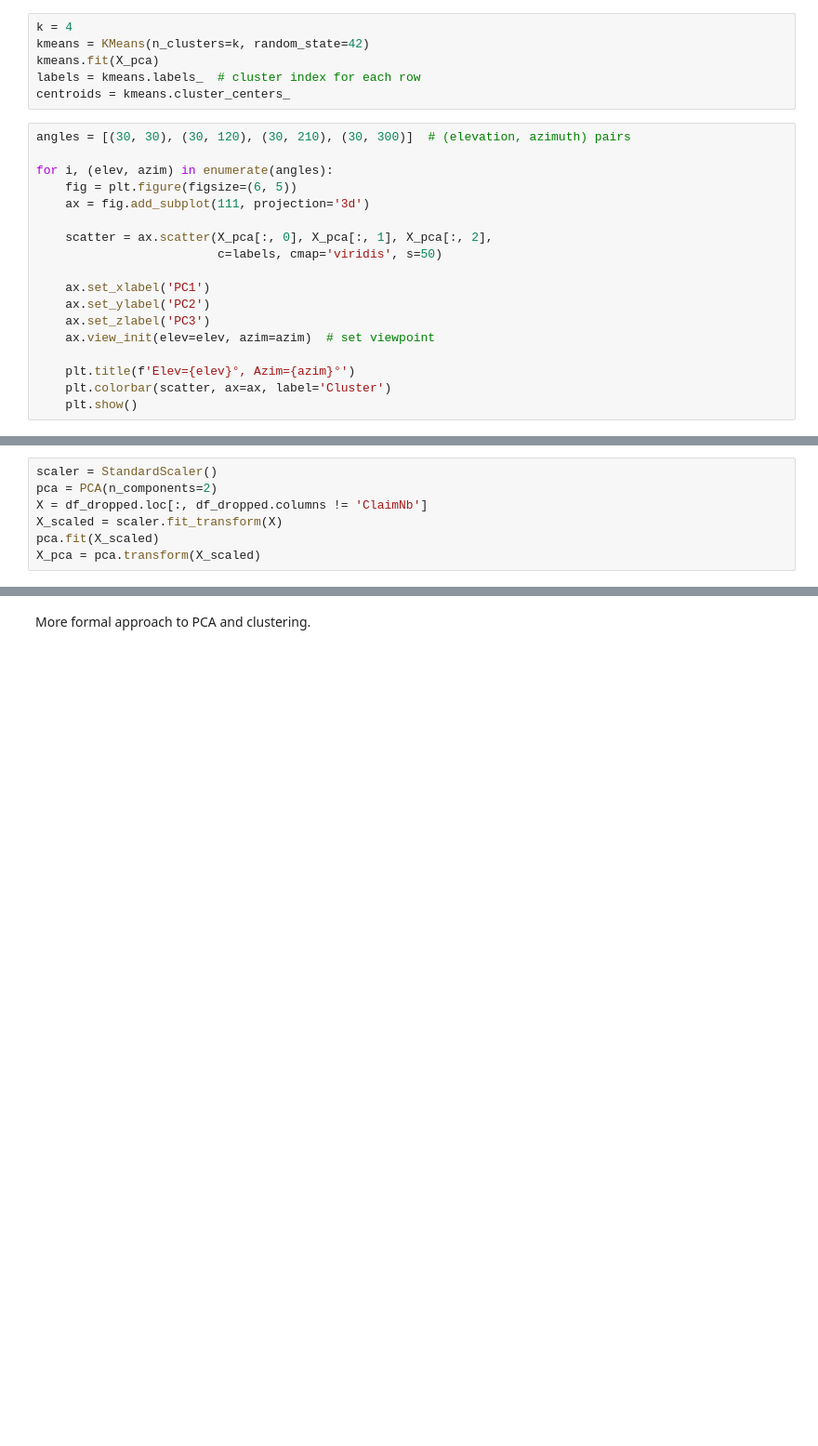
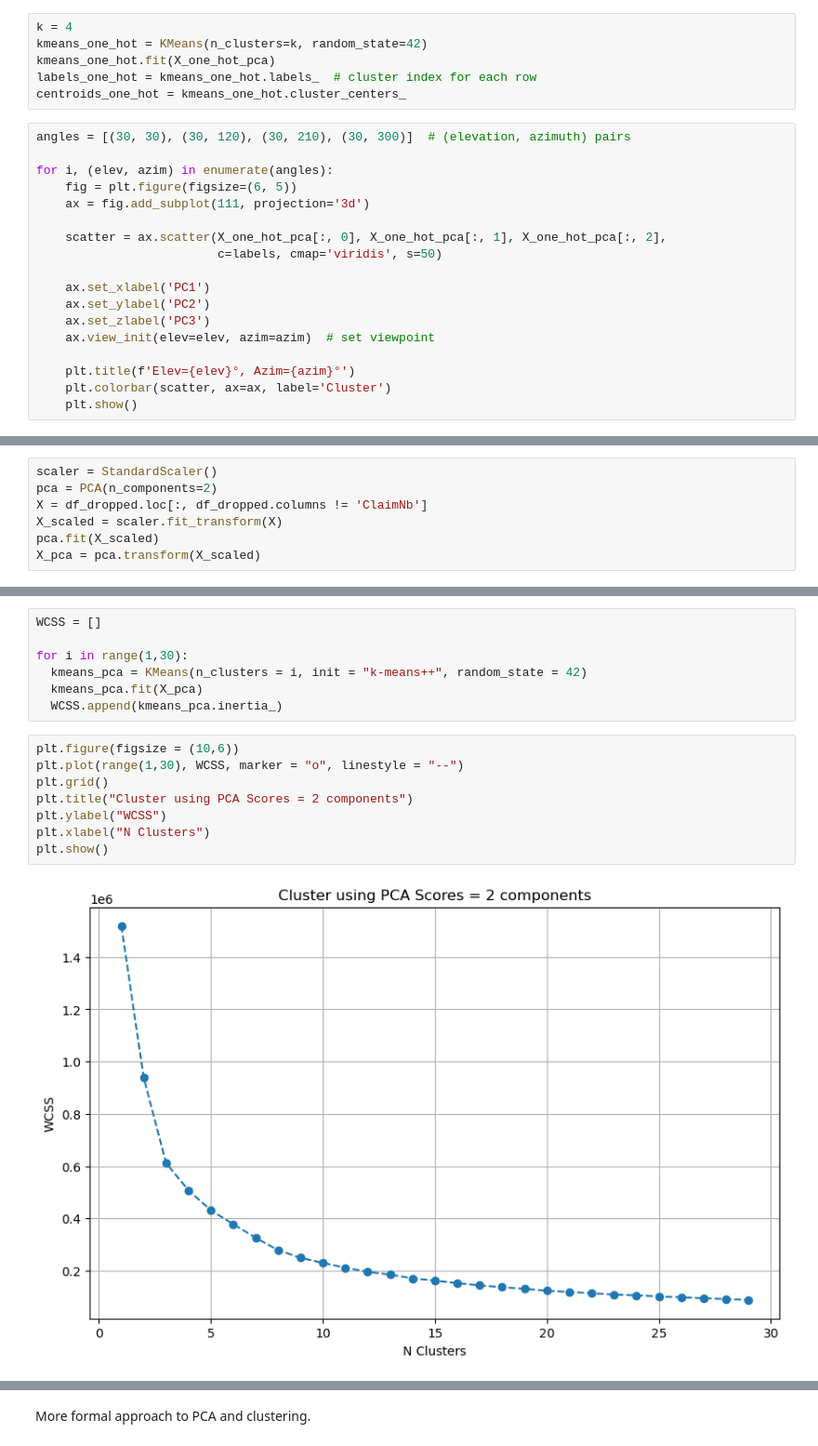
Before and after one commit to Simon-Simonsen/ML-project, a Jupyter notebook: PCA_cluster.ipynb, the cells around one changed output, grey strips where cells are left out. Shown at 93% size. Drawn from its saved outputs; the diff is of its cells as text; blank space fills up the shorter version.

```diff
--- a/PCA_cluster.ipynb
+++ b/PCA_cluster.ipynb
@@ -33,9 +34,9 @@ X_pca = pca.transform(X_scaled)
 # %%
 k = 4
-kmeans = KMeans(n_clusters=k, random_state=42)
-kmeans.fit(X_pca)
-labels = kmeans.labels_  # cluster index for each row
-centroids = kmeans.cluster_centers_
+kmeans_one_hot = KMeans(n_clusters=k, random_state=42)
+kmeans_one_hot.fit(X_one_hot_pca)
+labels_one_hot = kmeans_one_hot.labels_  # cluster index for each row
+centroids_one_hot = kmeans_one_hot.cluster_centers_
 # %%
 angles = [(30, 30), (30, 120), (30, 210), (30, 300)]  # (elevation, azimuth) pairs
 
@@ -43,7 +44,7 @@ for i, (elev, azim) in enumerate(angles):
     fig = plt.figure(figsize=(6, 5))
     ax = fig.add_subplot(111, projection='3d')
 
-    scatter = ax.scatter(X_pca[:, 0], X_pca[:, 1], X_pca[:, 2],
+    scatter = ax.scatter(X_one_hot_pca[:, 0], X_one_hot_pca[:, 1], X_one_hot_pca[:, 2],
                          c=labels, cmap='viridis', s=50)
 
     ax.set_xlabel('PC1')
@@ -115,0 +133,17 @@ plt.scatter(X_pca[:,0],X_pca[:,1],c=labels, cmap='viridis', s=50)
+# %%
+WCSS = []
+
+for i in range(1,30):
+  kmeans_pca = KMeans(n_clusters = i, init = "k-means++", random_state = 42)
+  kmeans_pca.fit(X_pca)
+  WCSS.append(kmeans_pca.inertia_)
+# %%
+plt.figure(figsize = (10,6))
+plt.plot(range(1,30), WCSS, marker = "o", linestyle = "--")
+plt.grid()
+plt.title("Cluster using PCA Scores = 2 components")
+plt.ylabel("WCSS")
+plt.xlabel("N Clusters")
+plt.show()
+# %% [output]
+[figure, added]
```
Also changed, not shown: parts of 35 cells of this notebook.
